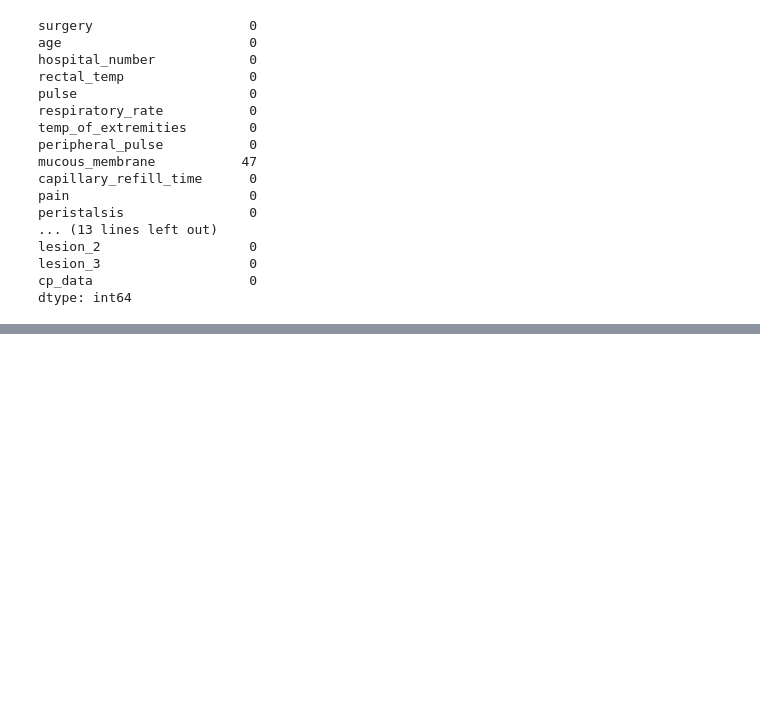
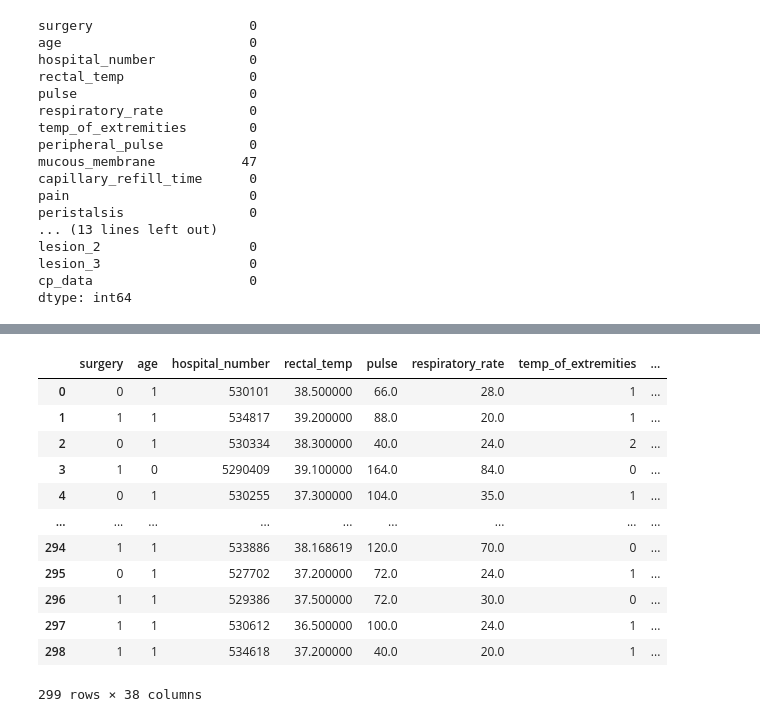
Before and after one commit to desaikun1996/Horse-Survival-Prediction, a Jupyter notebook: Horse Survival Prediction.ipynb, the cells around one changed output, grey strips where cells are left out. Saved outputs shown, nothing was run; the diff lists cells and outputs as text; code cells hidden in the pictures; blank space fills up the shorter version.

```diff
--- a/Horse Survival Prediction.ipynb
+++ b/Horse Survival Prediction.ipynb
@@ -211,0 +212,16 @@ Name: outcome, Length: 299, dtype: int64
+# %%
+X
+# %% [output]
+|  | surgery | age | hospital_number | rectal_temp | pulse | respiratory_rate | temp_of_extremities | ... |
+| 0 | 0 | 1 | 530101 | 38.500000 | 66.0 | 28.0 | 1 | ... |
+| 1 | 1 | 1 | 534817 | 39.200000 | 88.0 | 20.0 | 1 | ... |
+| 2 | 0 | 1 | 530334 | 38.300000 | 40.0 | 24.0 | 2 | ... |
+| 3 | 1 | 0 | 5290409 | 39.100000 | 164.0 | 84.0 | 0 | ... |
+| 4 | 0 | 1 | 530255 | 37.300000 | 104.0 | 35.0 | 1 | ... |
+| ... | ... | ... | ... | ... | ... | ... | ... | ... |
+| 294 | 1 | 1 | 533886 | 38.168619 | 120.0 | 70.0 | 0 | ... |
+| 295 | 0 | 1 | 527702 | 37.200000 | 72.0 | 24.0 | 1 | ... |
+| 296 | 1 | 1 | 529386 | 37.500000 | 72.0 | 30.0 | 0 | ... |
+| 297 | 1 | 1 | 530612 | 36.500000 | 100.0 | 24.0 | 1 | ... |
+| 298 | 1 | 1 | 534618 | 37.200000 | 40.0 | 20.0 | 1 | ... |
+299 rows × 38 columns
```
Also changed, not shown: parts of 17 cells of this notebook.
